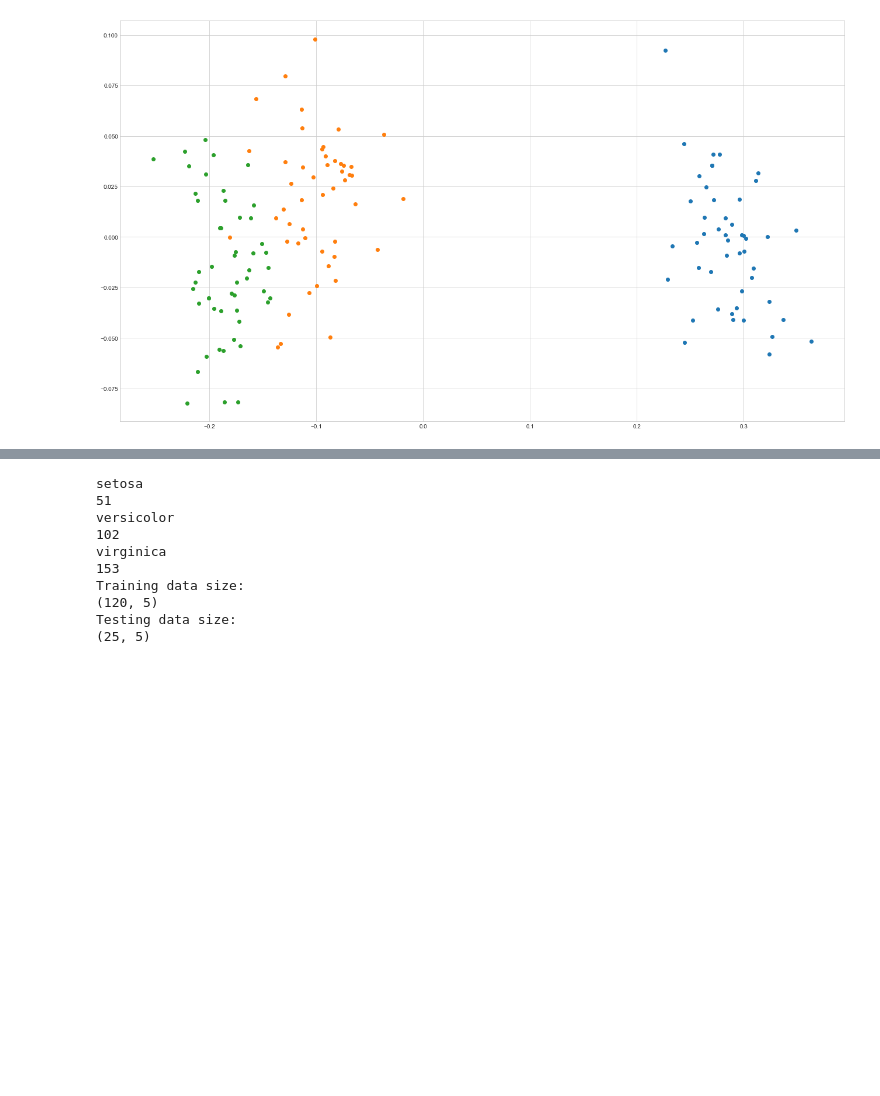
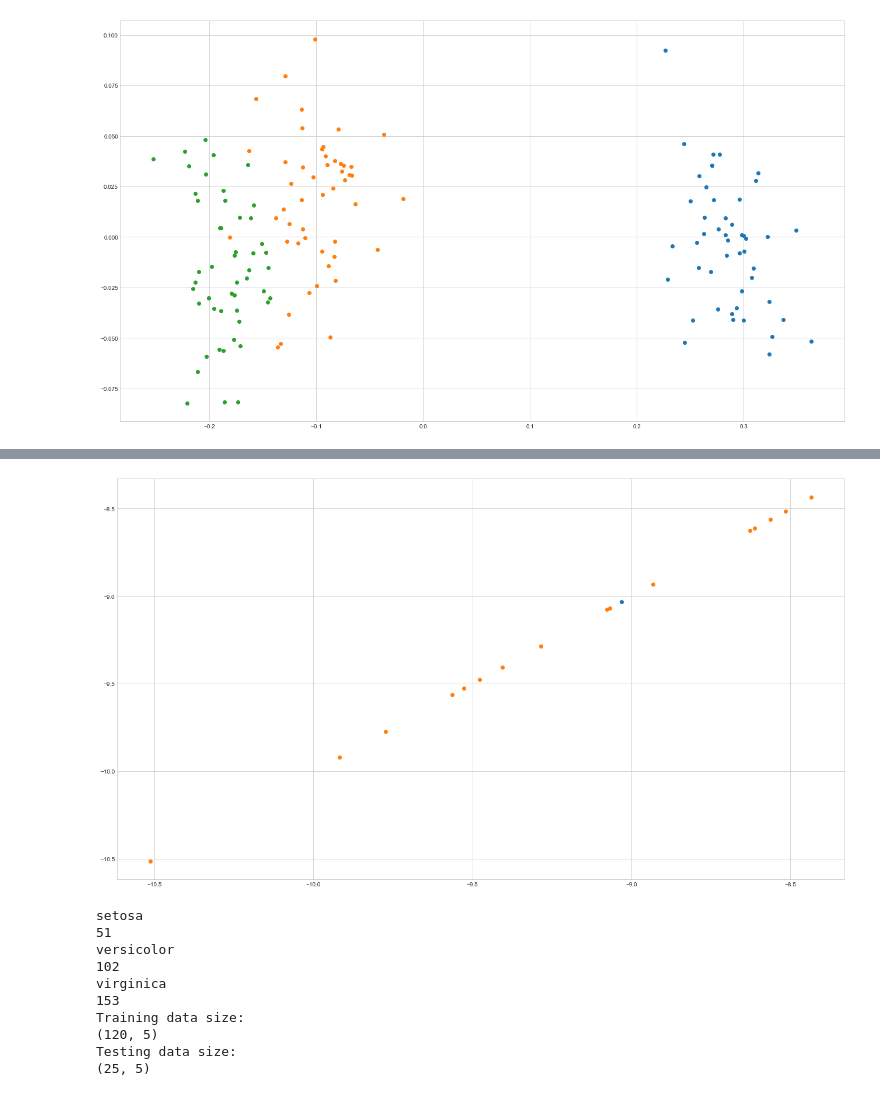
Before and after one commit to Julio-Baeta1/Iris, a Jupyter notebook: Python/iris_jupyter.ipynb, the cells around one changed output, grey strips where cells are left out. Drawn from its saved outputs; the diff is of its cells as text; code cells hidden in the pictures; blank space fills up the shorter version.

```diff
--- a/Python/iris_jupyter.ipynb
+++ b/Python/iris_jupyter.ipynb
@@ -165,3 +278,16 @@ print(sum(set_1))
+# %%
+f1_c7 = np.nonzero(f1[:,7:8])[0]
+#print(f1_c6)
+f1_7 = f1[:,7:8][f1_c7]
+plt.scatter(f1_7,f1_7)
+
+f2_c7 = np.nonzero(f2[:,7:8])[0]
+f2_7 = f2[:,7:8][f2_c7]
+plt.scatter(f2_7,f2_7)
+
+plt.show()
+# %% [output]
+[figure, added]
 # %%
 train_data  = pd.DataFrame(columns = data_set.columns)
 test_data  = pd.DataFrame(columns = data_set.columns)
```
Also changed, not shown: parts of 22 cells of this notebook.
